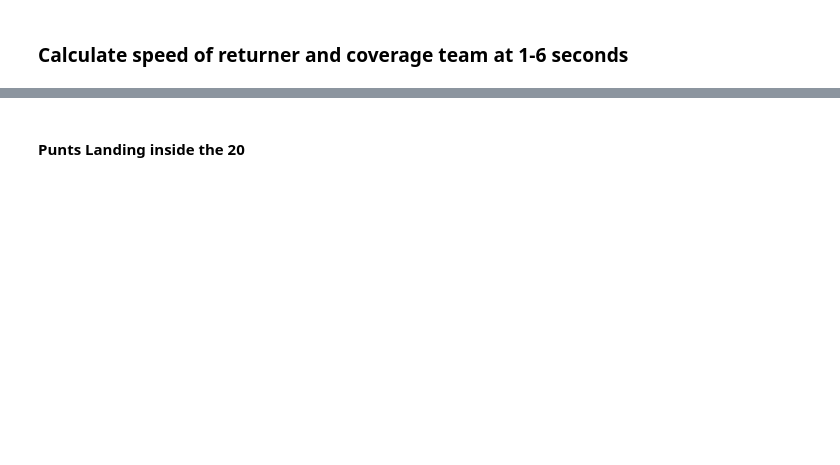
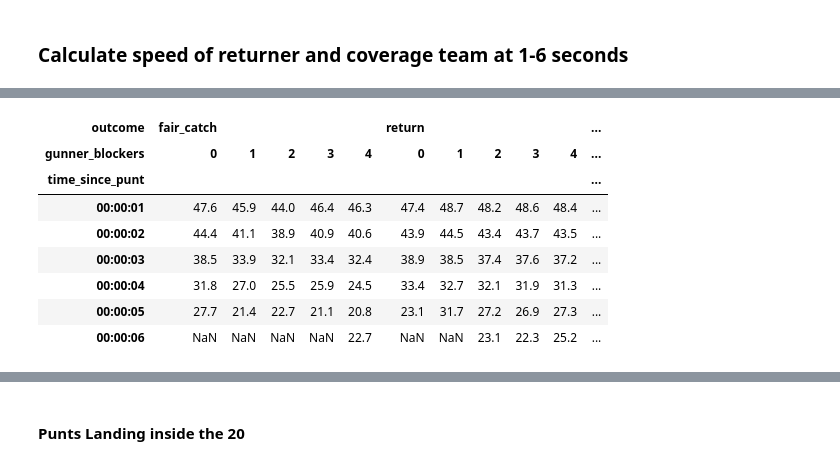
Before and after one commit to mtodisco10/nfl-punt-analytics, a Jupyter notebook: nfl_punt_script.ipynb, the cells around one changed output, grey strips where cells are left out. Drawn from its saved outputs; the diff is of its cells as text; code cells hidden in the pictures; blank space fills up the shorter version.

```diff
--- a/nfl_punt_script.ipynb
+++ b/nfl_punt_script.ipynb
@@ -41,8 +41,7 @@ def read_NGS_data(file_lst):
 # %%
 file_lst = ['NGS-2016-pre.csv','NGS-2016-reg-wk1-6.csv','NGS-2016-reg-wk7-12.csv','NGS-2016-reg-wk13-17.csv',\
             'NGS-2016-post.csv','NGS-2017-pre.csv','NGS-2017-reg-wk1-6.csv','NGS-2017-reg-wk7-12.csv',\
-            'NGS-2017-reg-wk13-17.csv','NGS-2017-post.csv'
-           ]
+            'NGS-2017-reg-wk13-17.csv','NGS-2017-post.csv']
 # %%
 #Takes 10-15 mins to read in all Next Gen Stats data
 NGS_df = read_NGS_data(file_lst)
@@ -474,5 +588,16 @@ pd.pivot_table(cov_ret_df, values='dis_from_ret', index=['time_since_punt'], col
 # %%
-pd.pivot_table(cov_ret_df, values='dis_from_ret', index=['time_since_punt'], columns=['outcome','gunner_blockers'], aggfunc=np.mean)
+round(pd.pivot_table(cov_ret_df, values='dis_from_ret',\
+                     index=['time_since_punt'], columns=['outcome','gunner_blockers'], aggfunc=np.mean), 1)
+# %% [output]
+| outcome | fair_catch |  |  |  |  | return |  |  |  |  | ... |
+| gunner_blockers | 0 | 1 | 2 | 3 | 4 | 0 | 1 | 2 | 3 | 4 | ... |
+| time_since_punt |  |  |  |  |  |  |  |  |  |  | ... |
+| 00:00:01 | 47.6 | 45.9 | 44.0 | 46.4 | 46.3 | 47.4 | 48.7 | 48.2 | 48.6 | 48.4 | ... |
+| 00:00:02 | 44.4 | 41.1 | 38.9 | 40.9 | 40.6 | 43.9 | 44.5 | 43.4 | 43.7 | 43.5 | ... |
+| 00:00:03 | 38.5 | 33.9 | 32.1 | 33.4 | 32.4 | 38.9 | 38.5 | 37.4 | 37.6 | 37.2 | ... |
+| 00:00:04 | 31.8 | 27.0 | 25.5 | 25.9 | 24.5 | 33.4 | 32.7 | 32.1 | 31.9 | 31.3 | ... |
+| 00:00:05 | 27.7 | 21.4 | 22.7 | 21.1 | 20.8 | 23.1 | 31.7 | 27.2 | 26.9 | 27.3 | ... |
+| 00:00:06 | NaN | NaN | NaN | NaN | 22.7 | NaN | NaN | 23.1 | 22.3 | 25.2 | ... |
 # %%
 #### At each second of each play... Who is the closest to the returner?  How far away are they?  Return vs Fair Catch
 # %%
```
Also changed, not shown: parts of 20 cells of this notebook.
